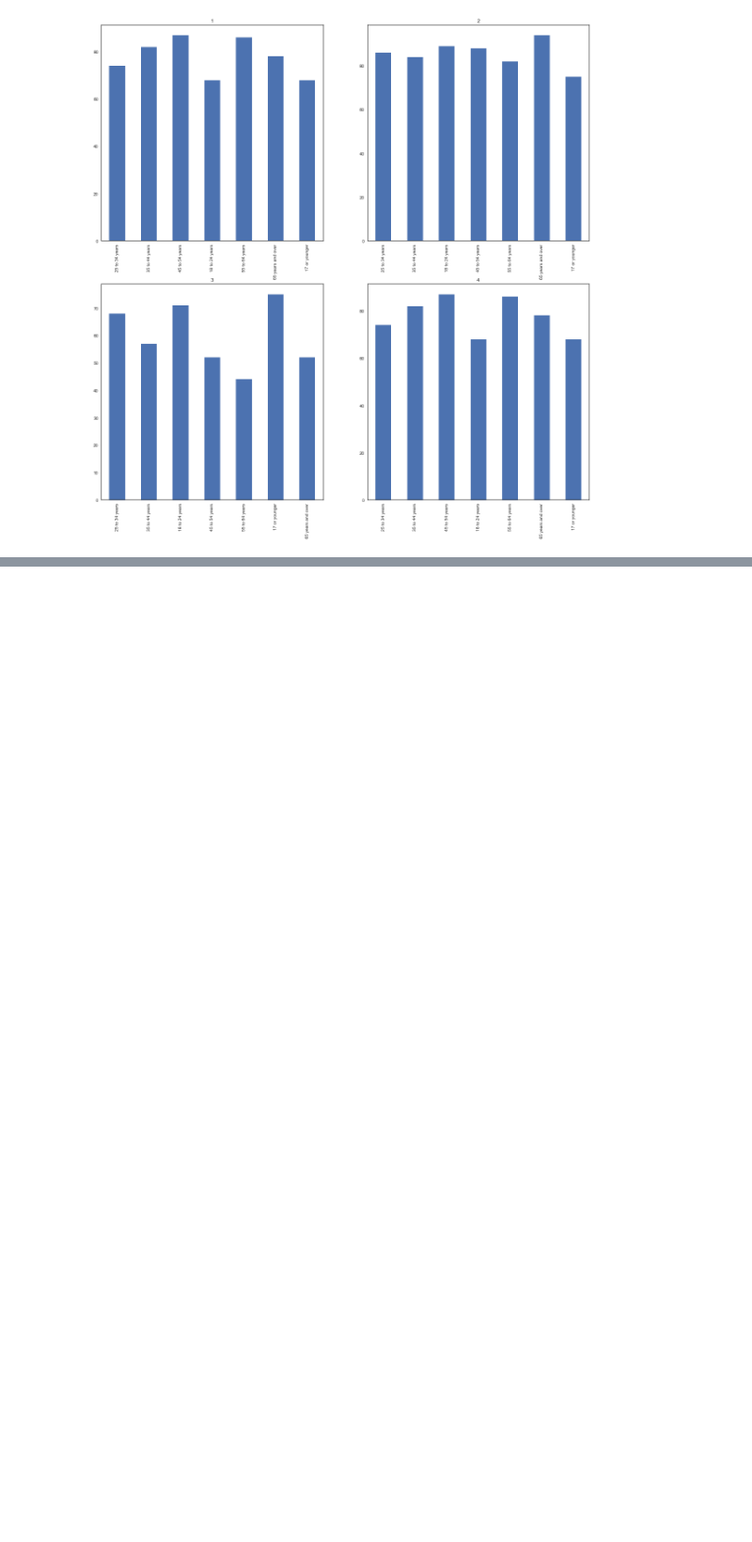
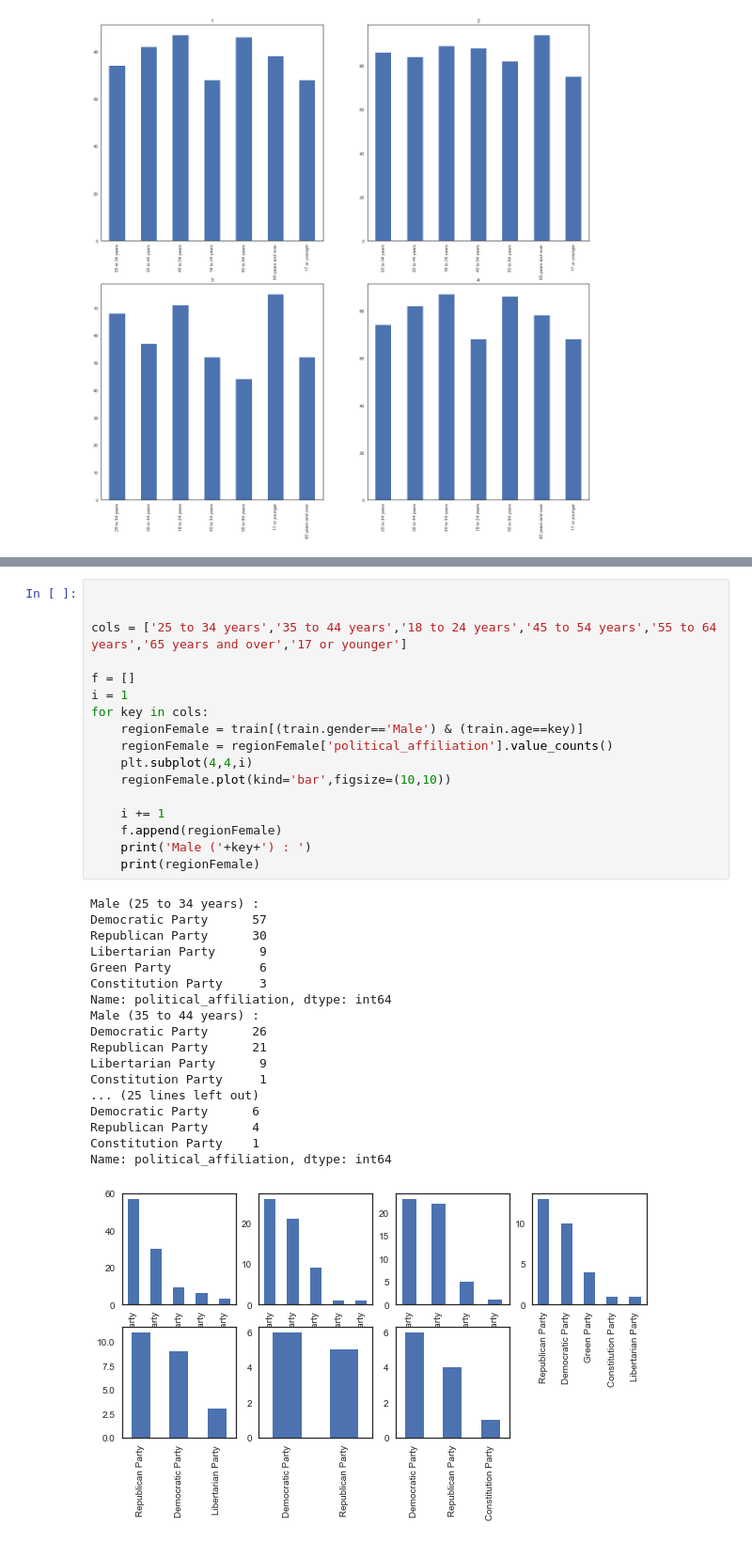
Before and after one commit to naimul011/gun_control_data_analysis, a Jupyter notebook: notebook.ipynb, the cells around one changed output, grey strips where cells are left out. Shown at 94% size. Saved outputs shown, nothing was run; the diff lists cells and outputs as text; blank space fills up the shorter version.

```diff
--- a/notebook.ipynb
+++ b/notebook.ipynb
@@ -521,0 +892,36 @@ Name: gender, dtype: int64
+# %%
+
+
+cols = ['25 to 34 years','35 to 44 years','18 to 24 years','45 to 54 years','55 to 64 years','65 years and over','17 or younger']
+
+f = []
+i = 1
+for key in cols:
+    regionFemale = train[(train.gender=='Male') & (train.age==key)]
+    regionFemale = regionFemale['political_affiliation'].value_counts()
+    plt.subplot(4,4,i)
+    regionFemale.plot(kind='bar',figsize=(10,10))
+
+    i += 1
+    f.append(regionFemale)
+    print('Male ('+key+') : ')
+    print(regionFemale)
+# %% [output]
+Male (25 to 34 years) :
+Democratic Party      57
+Republican Party      30
+Libertarian Party      9
+Green Party            6
+Constitution Party     3
+Name: political_affiliation, dtype: int64
+Male (35 to 44 years) :
+Democratic Party      26
+Republican Party      21
+Libertarian Party      9
+Constitution Party     1
+... (25 lines left out)
+Democratic Party      6
+Republican Party      4
+Constitution Party    1
+Name: political_affiliation, dtype: int64
+[figure, added]
```
Also changed, not shown: parts of 16 cells of this notebook.
